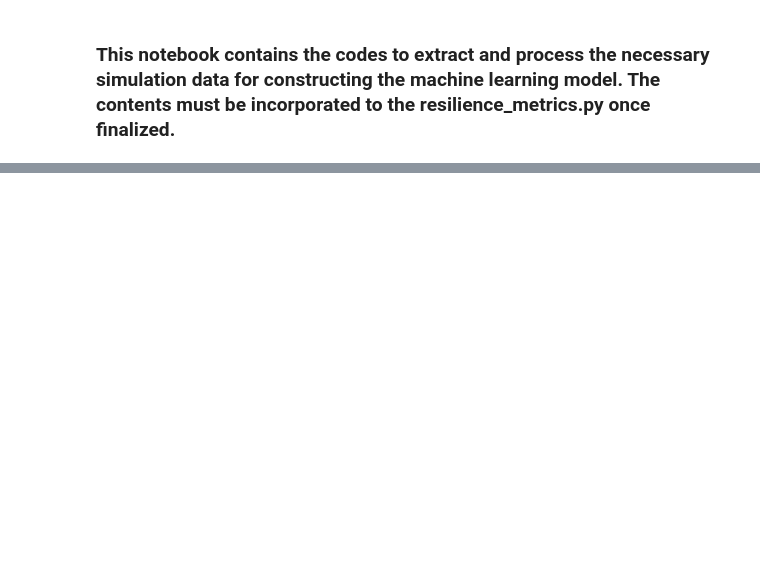
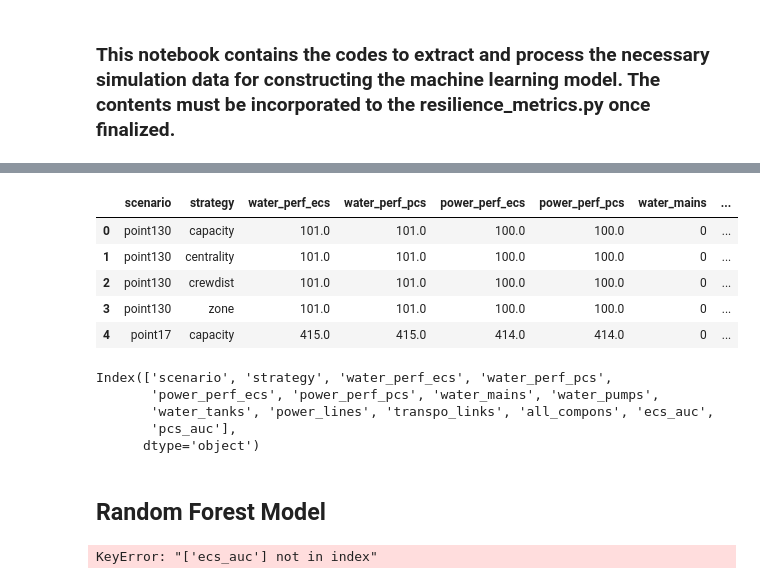
Before and after one commit to srijithbalakrishnan/dreaminsg-integrated-model, a Jupyter notebook: infrarisk/experiments/micropolis_ml_model/final_data_for_ml.ipynb, the cells around one changed output, grey strips where cells are left out. Drawn from its saved outputs; the diff is of its cells as text; code cells hidden in the pictures; blank space fills up the shorter version.

```diff
--- a/infrarisk/experiments/micropolis_ml_model/final_data_for_ml.ipynb
+++ b/infrarisk/experiments/micropolis_ml_model/final_data_for_ml.ipynb
@@ -237,0 +193,19 @@ water_pressures.iloc[:,1]
+# %%
+ml_df['ecs_auc'] = ml_df['water_perf_ecs']*0.5 + ml_df['power_perf_ecs']*0.5
+ml_df['pcs_auc'] = ml_df['water_perf_pcs']*0.5 + ml_df['power_perf_pcs']*0.5
+ml_df.head()
+# %% [output]
+|  | scenario | strategy | water_perf_ecs | water_perf_pcs | power_perf_ecs | power_perf_pcs | water_mains | ... |
+| 0 | point130 | capacity | 101.0 | 101.0 | 100.0 | 100.0 | 0 | ... |
+| 1 | point130 | centrality | 101.0 | 101.0 | 100.0 | 100.0 | 0 | ... |
+| 2 | point130 | crewdist | 101.0 | 101.0 | 100.0 | 100.0 | 0 | ... |
+| 3 | point130 | zone | 101.0 | 101.0 | 100.0 | 100.0 | 0 | ... |
+| 4 | point17 | capacity | 415.0 | 415.0 | 414.0 | 414.0 | 0 | ... |
+# %%
+ml_df.columns
+# %% [output]
+Index(['scenario', 'strategy', 'water_perf_ecs', 'water_perf_pcs',
+       'power_perf_ecs', 'power_perf_pcs', 'water_mains', 'water_pumps',
+       'water_tanks', 'power_lines', 'transpo_links', 'all_compons', 'ecs_auc',
+       'pcs_auc'],
+      dtype='object')
@@ -237,0 +221,18 @@ water_pressures.iloc[:,1]
+# %% [markdown]
+## Random Forest Model
+# %%
+lab = 'ecs_auc'
+
+features = ml_df[['strategy', 'water_pumps', 'water_mains', 'water_tanks', 'power_lines',
+                  'transpo_links', lab]]
+features = features.replace('nan', np.NaN)
+features = features.dropna()
+
+labels = features[lab]
+del features[lab]
+features = pd.get_dummies(features)
+
+feature_list = list(features.columns)
+features = np.array(features)
+# %% [output]
+KeyError: "['ecs_auc'] not in index"
```
Also changed, not shown: parts of 28 cells of this notebook, 7 other files.
